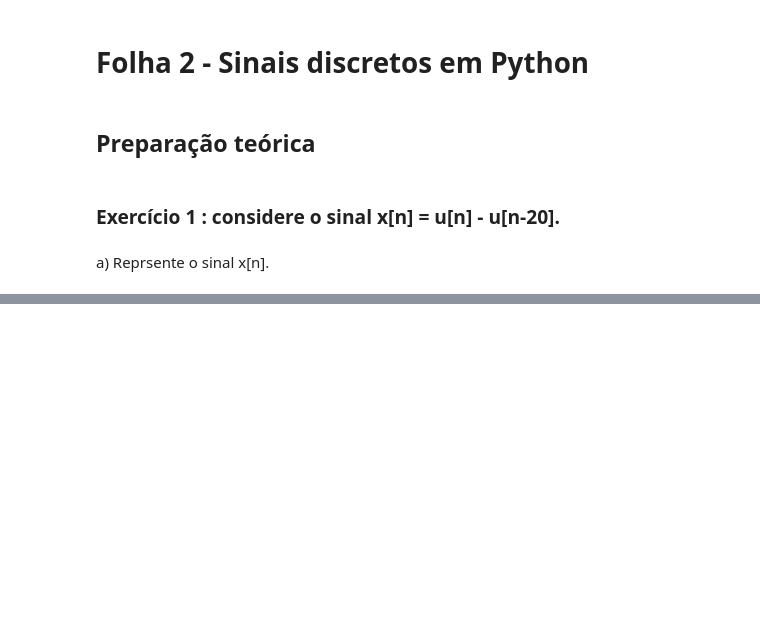
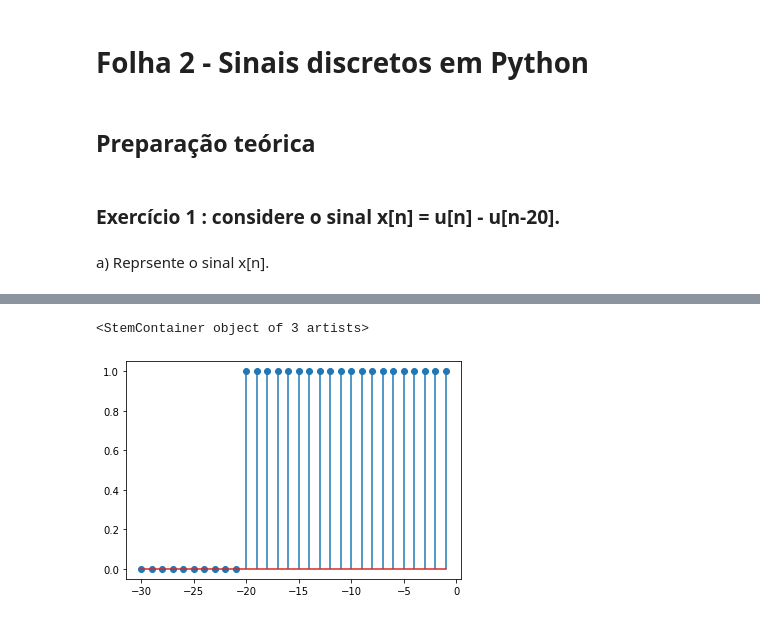
Before and after one commit to bosshentai/Processing-signal, a Jupyter notebook: python/Sistemasesinais.ipynb, the cells around one changed output, grey strips where cells are left out. Cells and saved outputs as stored; diff of their text form; code cells hidden in the pictures; blank space fills up the shorter version.

```diff
--- a/python/Sistemasesinais.ipynb
+++ b/python/Sistemasesinais.ipynb
@@ -218,0 +246,7 @@ array([0., 1., 2., 3., 4., 5.])
+# %%
+n_vert = np.arange(-30,0)
+xn_vert = np.flipud(xn)
+plt.stem(n_vert,xn_vert)
+# %% [output]
+<StemContainer object of 3 artists>
+[figure, added]
```
Also changed, not shown: parts of 20 cells of this notebook, 2 other files.
